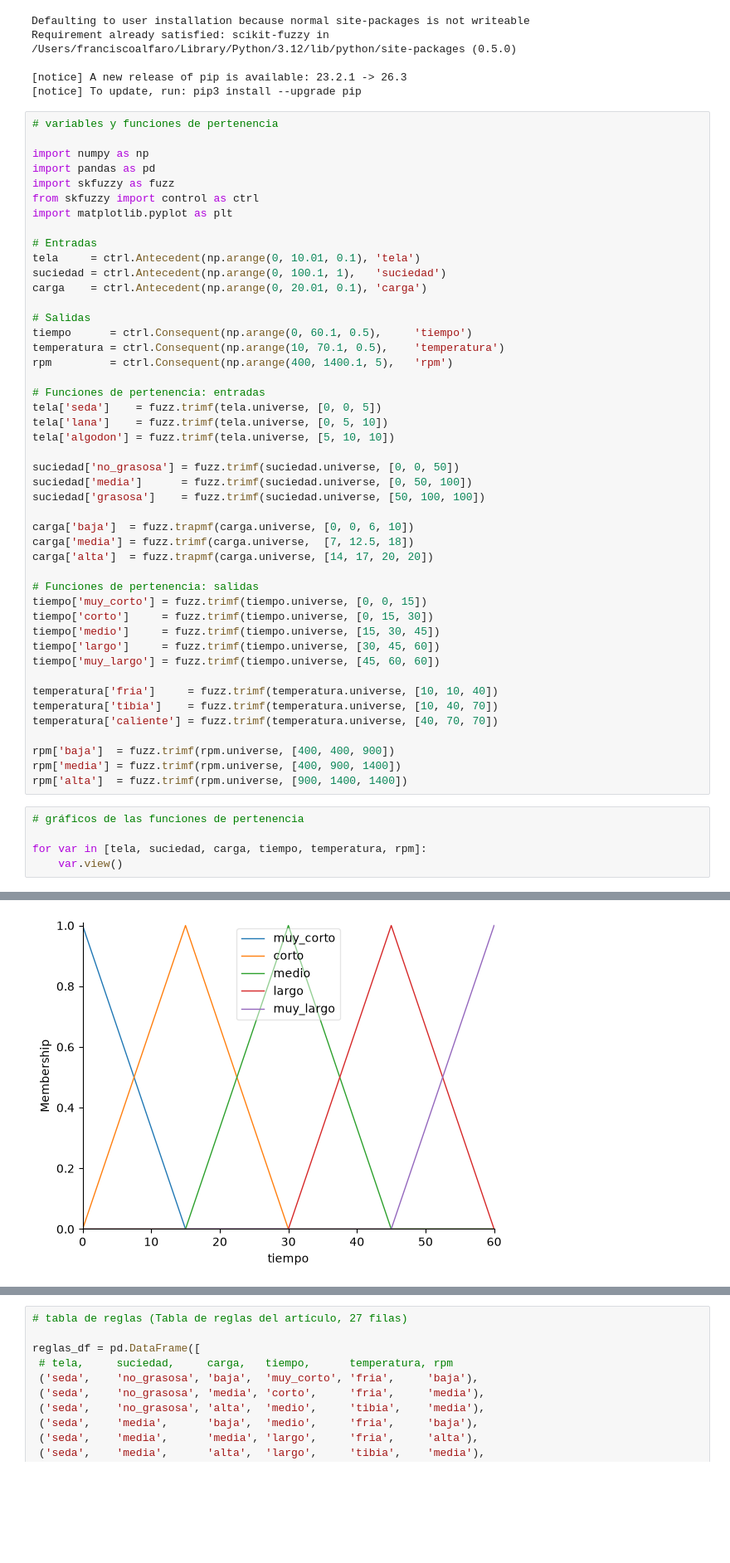
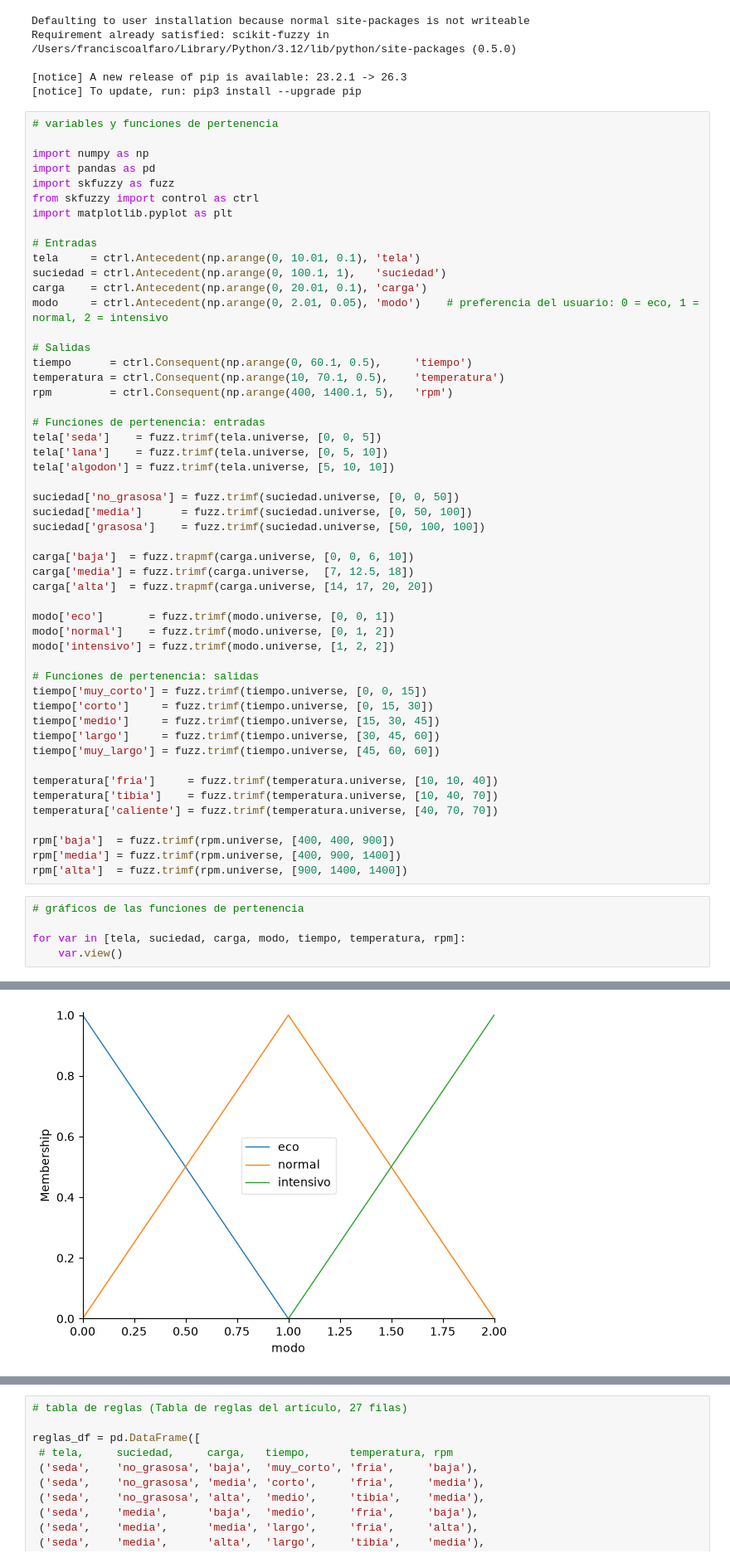
Before and after one commit to fralfaro/IPD434, a Jupyter notebook: certamen/Certamen_2026-2.ipynb, the cells around one changed output, grey strips where cells are left out. Shown at 83% size. Drawn from its saved outputs; the diff is of its cells as text; blank space fills up the shorter version.

```diff
--- a/certamen/Certamen_2026-2.ipynb
+++ b/certamen/Certamen_2026-2.ipynb
@@ -92,6 +163,7 @@ import matplotlib.pyplot as plt
 tela     = ctrl.Antecedent(np.arange(0, 10.01, 0.1), 'tela')
 suciedad = ctrl.Antecedent(np.arange(0, 100.1, 1),   'suciedad')
 carga    = ctrl.Antecedent(np.arange(0, 20.01, 0.1), 'carga')
+modo     = ctrl.Antecedent(np.arange(0, 2.01, 0.05), 'modo')    # preferencia del usuario: 0 = eco, 1 = normal, 2 = intensivo
 
 # Salidas
 tiempo      = ctrl.Consequent(np.arange(0, 60.1, 0.5),     'tiempo')
@@ -111,6 +183,10 @@ carga['baja']  = fuzz.trapmf(carga.universe, [0, 0, 6, 10])
 carga['media'] = fuzz.trimf(carga.universe,  [7, 12.5, 18])
 carga['alta']  = fuzz.trapmf(carga.universe, [14, 17, 20, 20])
 
+modo['eco']       = fuzz.trimf(modo.universe, [0, 0, 1])
+modo['normal']    = fuzz.trimf(modo.universe, [0, 1, 2])
+modo['intensivo'] = fuzz.trimf(modo.universe, [1, 2, 2])
+
 # Funciones de pertenencia: salidas
 tiempo['muy_corto'] = fuzz.trimf(tiempo.universe, [0, 0, 15])
 tiempo['corto']     = fuzz.trimf(tiempo.universe, [0, 15, 30])
@@ -128,10 +204,10 @@ rpm['alta']  = fuzz.trimf(rpm.universe, [900, 1400, 1400])
 # %%
 # gráficos de las funciones de pertenencia
 
-for var in [tela, suciedad, carga, tiempo, temperatura, rpm]:
+for var in [tela, suciedad, carga, modo, tiempo, temperatura, rpm]:
     var.view()
 # %% [output]
 [figure]
 [figure]
 [figure]
-[figure, old version]
+[figure, new version]
```
Also changed, not shown: parts of 45 cells of this notebook.
